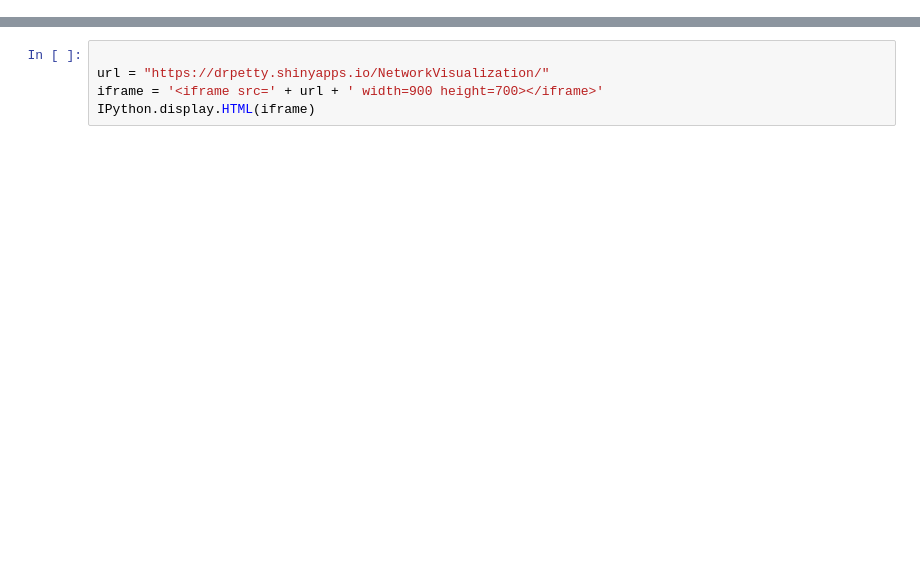
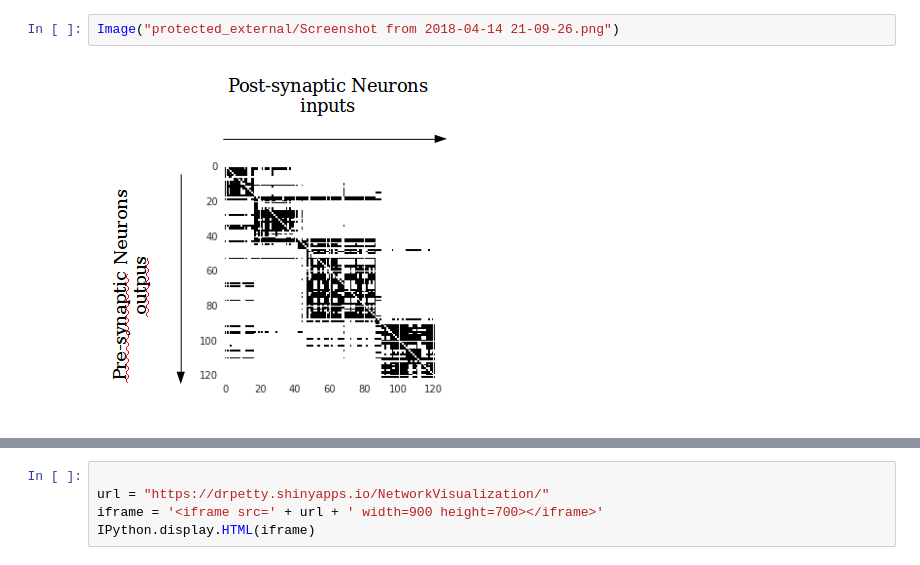
Before and after one commit to russelljjarvis/SpinnakerHippocampus, a Jupyter notebook: RichClubPresentation.ipynb, the cells around one changed output, grey strips where cells are left out. Cells and saved outputs as stored; diff of their text form; blank space fills up the shorter version.

```diff
--- a/RichClubPresentation.ipynb
+++ b/RichClubPresentation.ipynb
@@ -18,0 +115,4 @@ Unfortunately, the person who receives your list, and whose job it is to act on
+# %%
+Image("protected_external/Screenshot from 2018-04-14 21-09-26.png")
+# %% [output]
+[figure, added]
```
Also changed, not shown: parts of 72 cells of this notebook.
